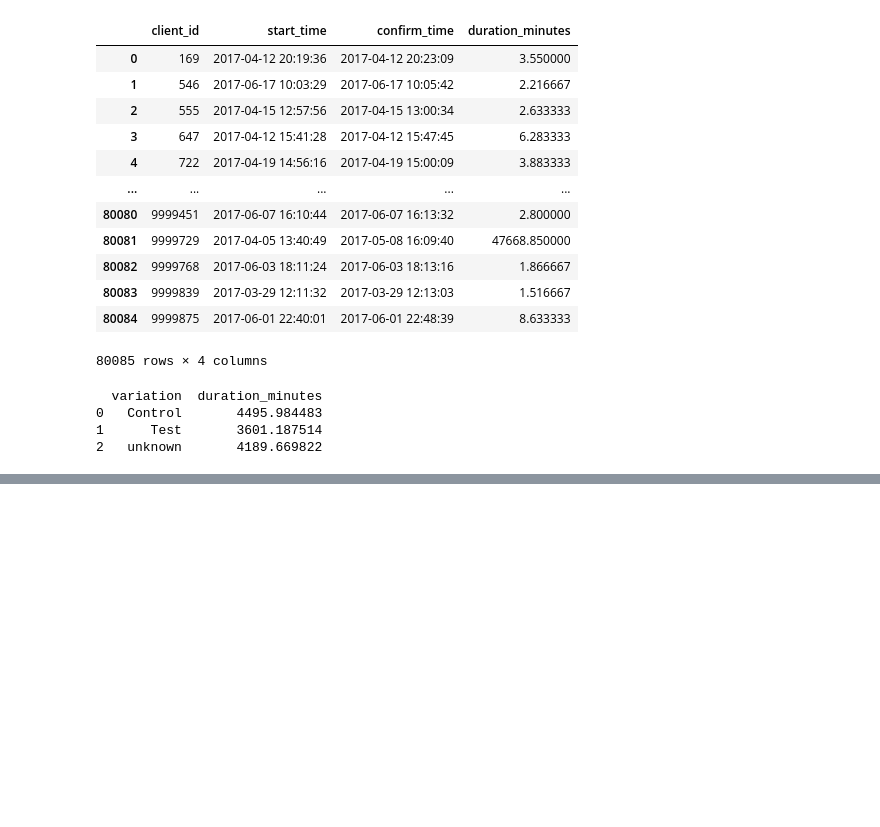
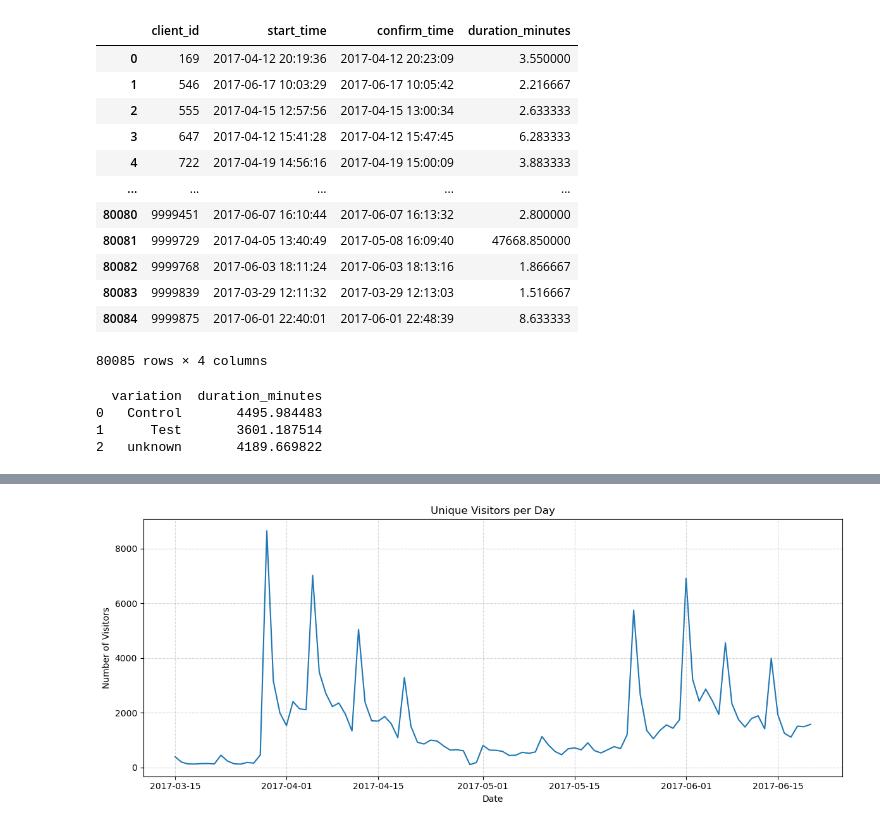
Before and after one commit to SofyMelvill/vanguard-ab-test, a Jupyter notebook: data_SA.ipynb, the cells around one changed output, grey strips where cells are left out. Saved outputs shown, nothing was run; the diff lists cells and outputs as text; code cells hidden in the pictures; blank space fills up the shorter version.

```diff
--- a/data_SA.ipynb
+++ b/data_SA.ipynb
@@ -1444,0 +1447,6 @@ print(result)
+# %%
+# Counts how many visitors there was per day
+visitors_per_day = all_data.groupby('date')['visitor_id'].nunique()
+
+# Observe descreptive statistics
+print(visitors_per_day.describe())
@@ -1444,0 +1463,11 @@ print(result)
+# %%
+plt.figure(figsize=(12, 5))
+visitors_per_day.plot()
+plt.title('Unique Visitors per Day')
+plt.xlabel('Date')
+plt.ylabel('Number of Visitors')
+plt.grid(True, linestyle='--', alpha=0.5)
+plt.tight_layout()
+plt.show()
+# %% [output]
+[figure, added]
```
Also changed, not shown: parts of 2 cells of this notebook, 1 other file.
